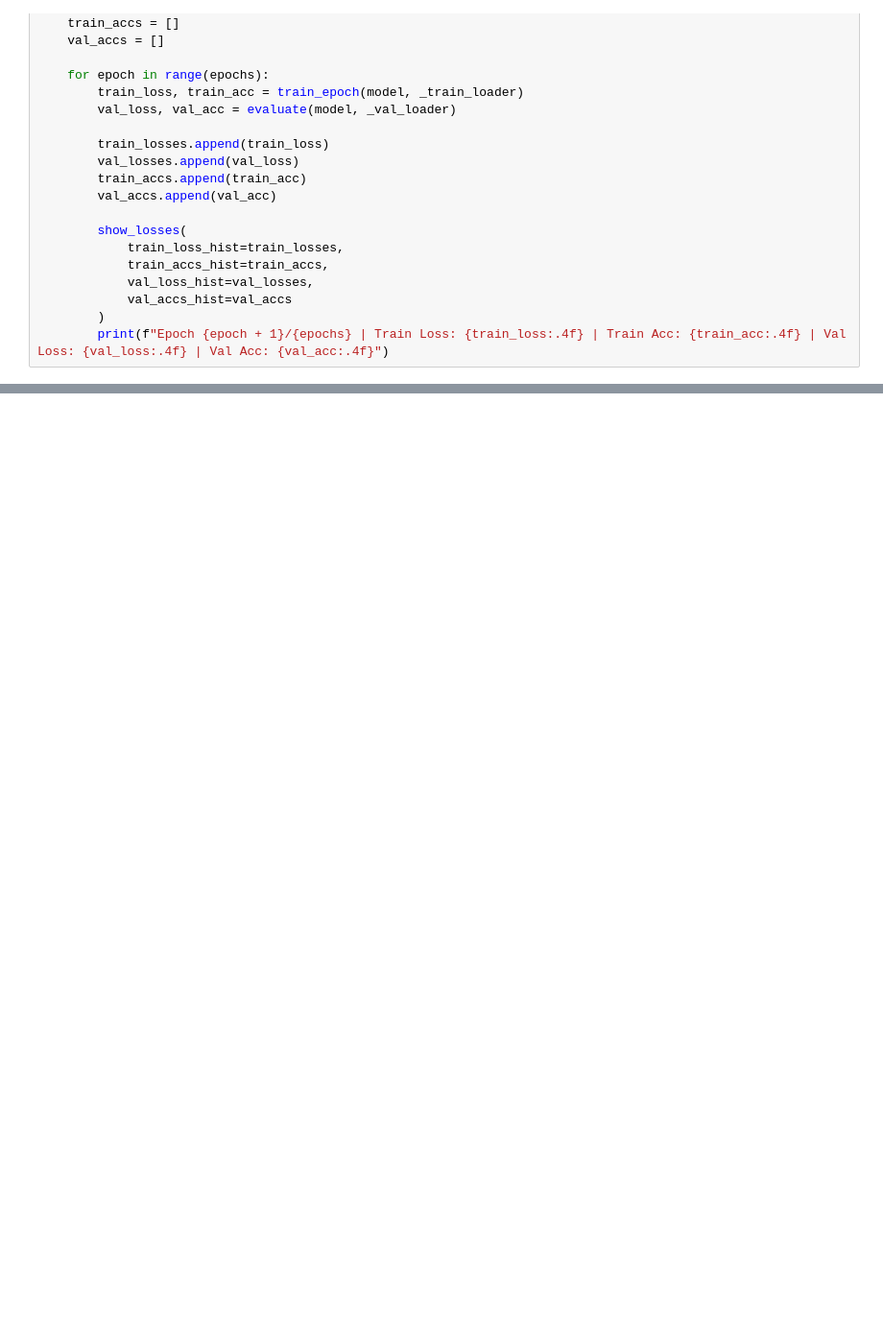
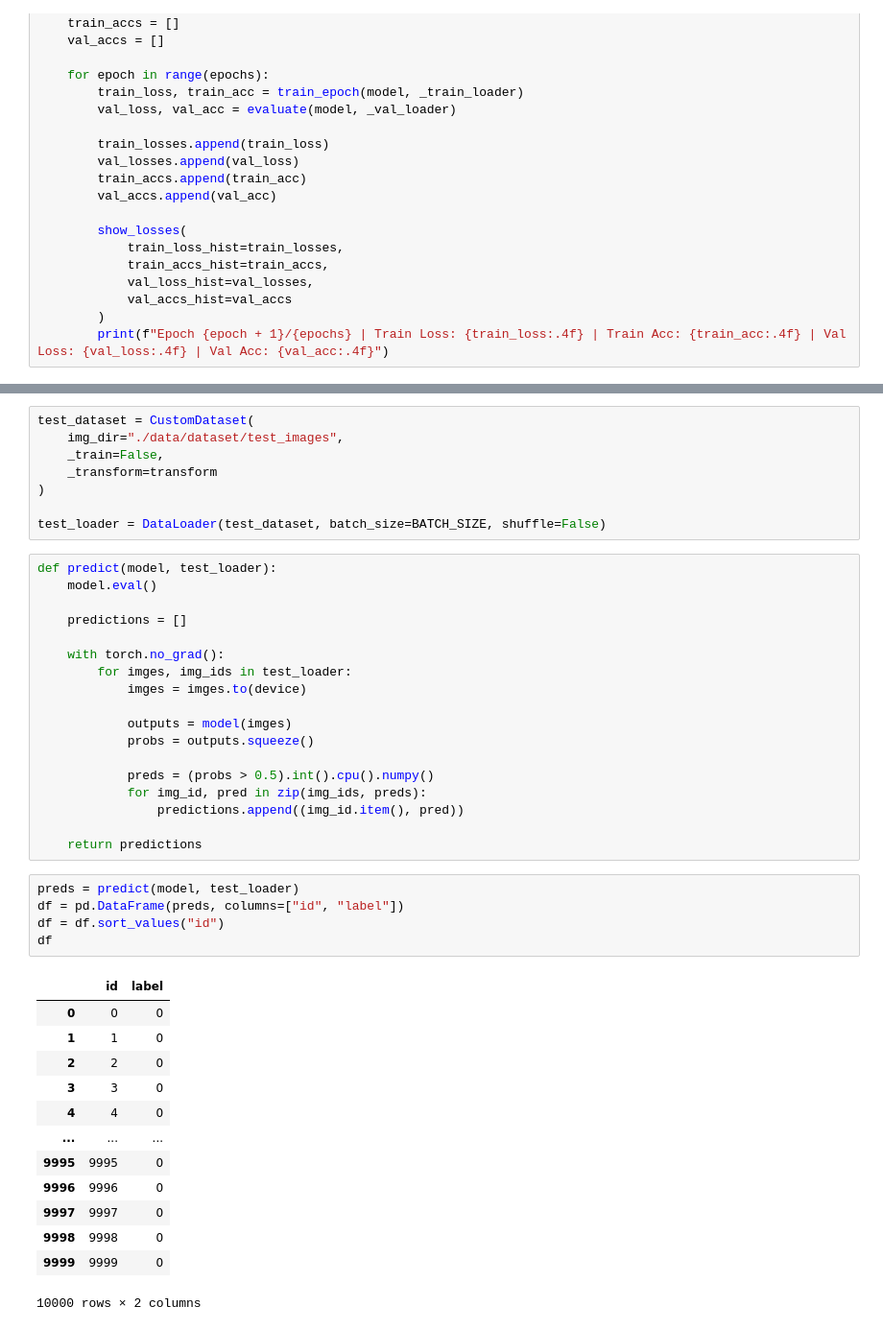
Before and after one commit to Harkt192/YaML-Deepfake, a Jupyter notebook: main.ipynb, the cells around one changed output, grey strips where cells are left out. Shown at 96% size. Drawn from its saved outputs; the diff is of its cells as text; blank space fills up the shorter version.

```diff
--- a/main.ipynb
+++ b/main.ipynb
@@ -329,0 +330,45 @@ Epoch 10/10 | Train Loss: 17.0827 | Train Acc: 0.8292 | Val Loss: 16.7524 | Val
+# %%
+test_dataset = CustomDataset(
+    img_dir="./data/dataset/test_images",
+    _train=False,
+    _transform=transform
+)
+
+test_loader = DataLoader(test_dataset, batch_size=BATCH_SIZE, shuffle=False)
+# %%
+def predict(model, test_loader):
+    model.eval()
+
+    predictions = []
+
+    with torch.no_grad():
+        for imges, img_ids in test_loader:
+            imges = imges.to(device)
+
+            outputs = model(imges)
+            probs = outputs.squeeze()
+
+            preds = (probs > 0.5).int().cpu().numpy()
+            for img_id, pred in zip(img_ids, preds):
+                predictions.append((img_id.item(), pred))
+
+    return predictions
+# %%
+preds = predict(model, test_loader)
+df = pd.DataFrame(preds, columns=["id", "label"])
+df = df.sort_values("id")
+df
+# %% [output]
+|  | id | label |
+| 0 | 0 | 0 |
+| 1 | 1 | 0 |
+| 2 | 2 | 0 |
+| 3 | 3 | 0 |
+| 4 | 4 | 0 |
+| ... | ... | ... |
+| 9995 | 9995 | 0 |
+| 9996 | 9996 | 0 |
+| 9997 | 9997 | 0 |
+| 9998 | 9998 | 0 |
+| 9999 | 9999 | 0 |
+10000 rows × 2 columns
```
Also changed, not shown: parts of 3 cells of this notebook.
